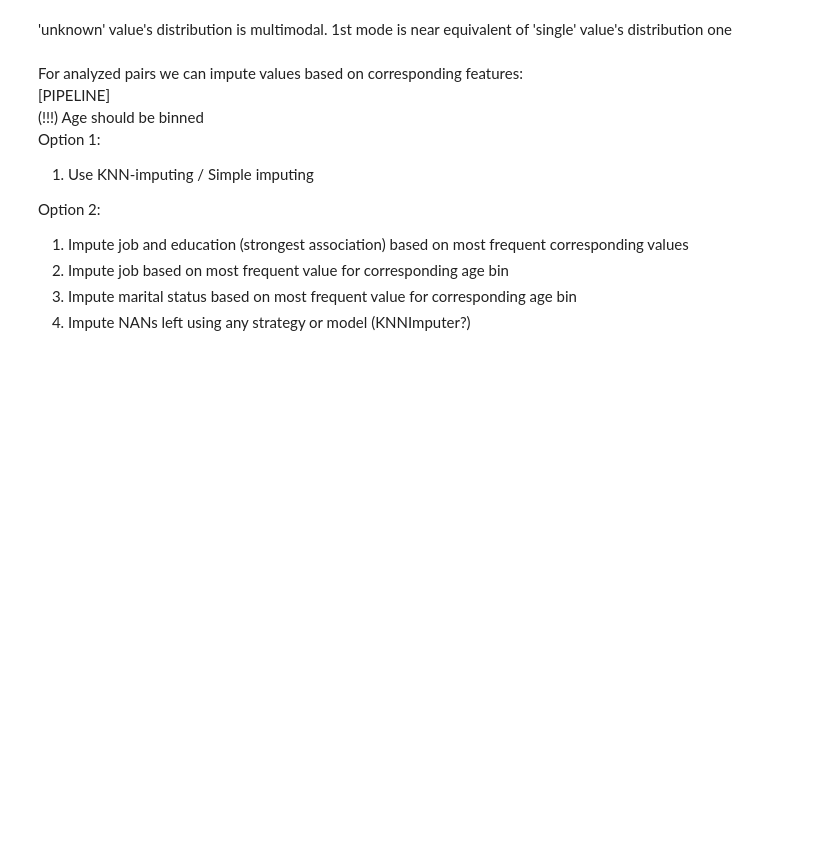
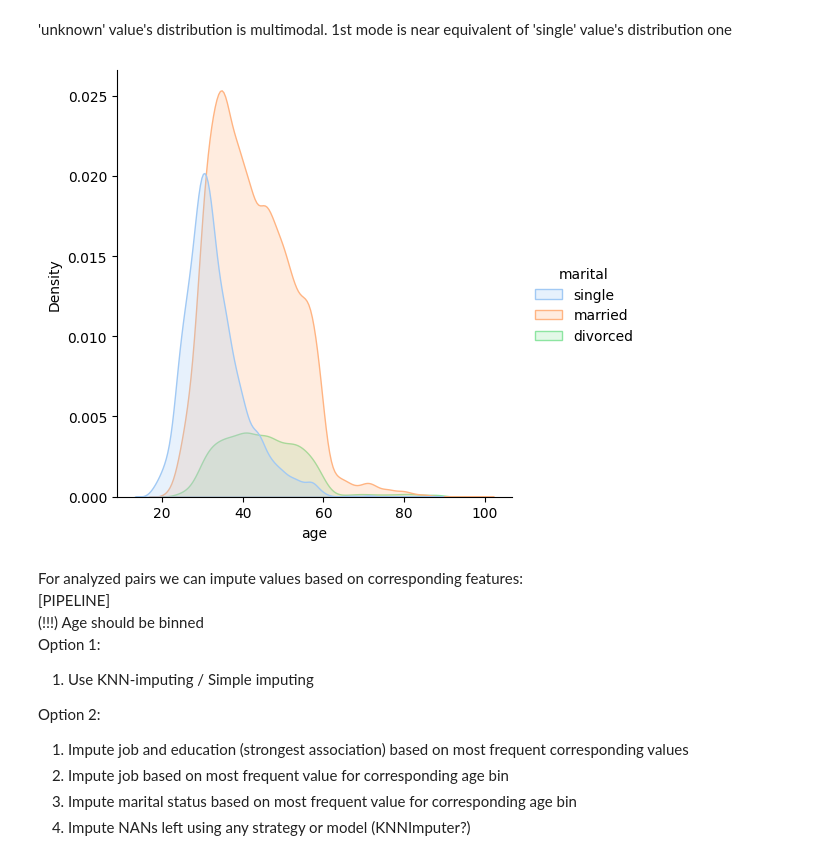
Before and after one commit to sharuhinda/bank_marketing_campaign, a Jupyter notebook: 2_eda.ipynb, the cells around one changed output. Saved outputs shown, nothing was run; the diff lists cells and outputs as text; code cells hidden in the pictures; blank space fills up the shorter version.

```diff
--- a/2_eda.ipynb
+++ b/2_eda.ipynb
@@ -405,5 +422,9 @@ sns.violinplot(data=df, x='marital', y='age')
 # %% [markdown]
 'unknown' value's distribution is multimodal. 1st mode is near equivalent of 'single' value's distribution one
+# %%
+sns.displot(data=df[df['marital'] != cat_nan_equiv], x='age', hue='marital', kind='kde', palette=sns.color_palette('pastel'), fill=True);
+# %% [output]
+[figure, added]
 # %% [markdown]
 For analyzed pairs we can impute values based on corresponding features:
 [PIPELINE]
```
Also changed, not shown: parts of 23 cells of this notebook, 2 other files.
